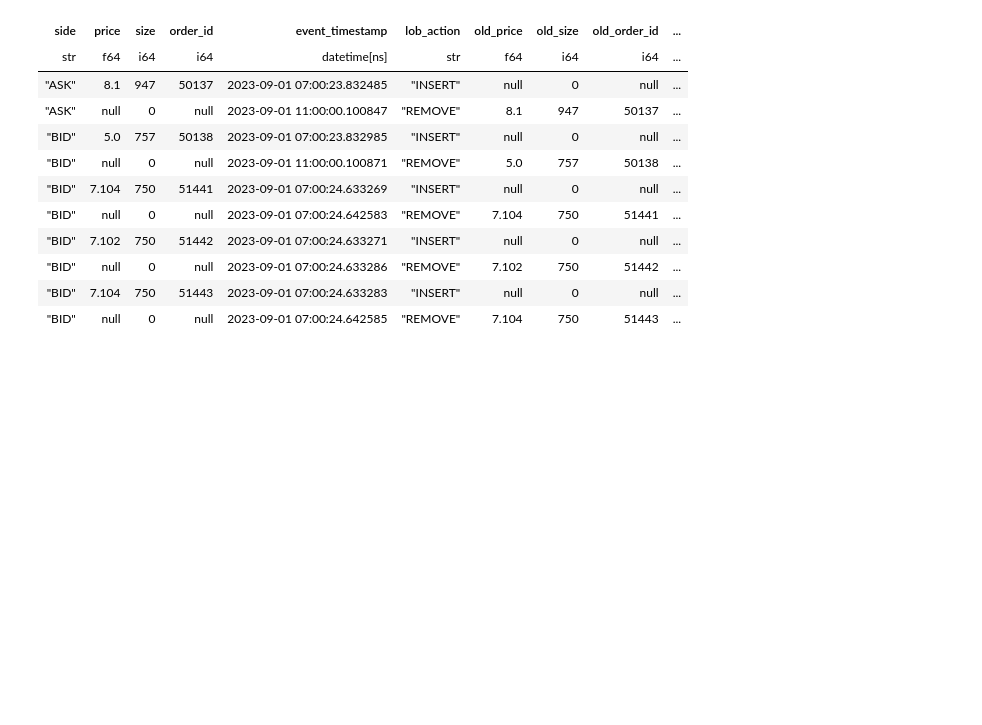
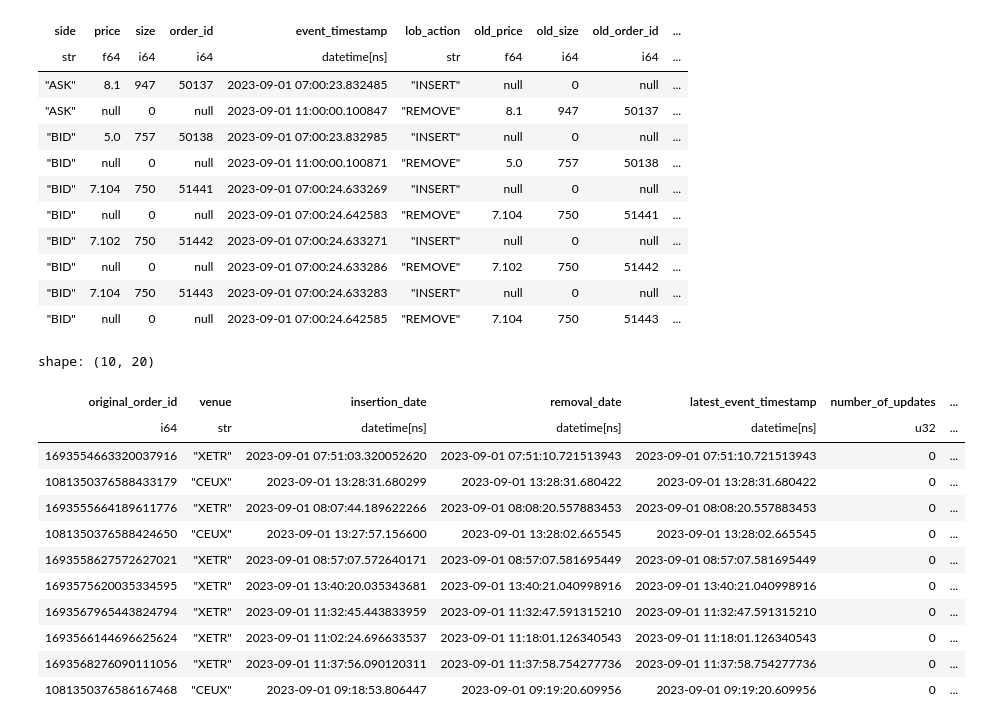
Before and after one commit to tsetsinaydenov/financial-data-science, a Jupyter notebook: main.ipynb, the cells around one changed output. Cells and saved outputs as stored; diff of their text form; code cells hidden in the pictures; blank space fills up the shorter version.

```diff
--- a/main.ipynb
+++ b/main.ipynb
@@ -297,4 +319,20 @@ shape: (10, 34)
 | "BID" | null | 0 | null | 2023-09-01 07:00:24.633286 | "REMOVE" | 7.102 | 750 | 51442 | ... |
 | "BID" | 7.104 | 750 | 51443 | 2023-09-01 07:00:24.633283 | "INSERT" | null | 0 | null | ... |
 | "BID" | null | 0 | null | 2023-09-01 07:00:24.642585 | "REMOVE" | 7.104 | 750 | 51443 | ... |
+# %%
+quotes_collapsed.collect().sample(n=10)
+# %% [output]
+shape: (10, 20)
+| original_order_id | venue | insertion_date | removal_date | latest_event_timestamp | number_of_updates | ... |
+| i64 | str | datetime[ns] | datetime[ns] | datetime[ns] | u32 | ... |
+| 1693554663320037916 | "XETR" | 2023-09-01 07:51:03.320052620 | 2023-09-01 07:51:10.721513943 | 2023-09-01 07:51:10.721513943 | 0 | ... |
+| 1081350376588433179 | "CEUX" | 2023-09-01 13:28:31.680299 | 2023-09-01 13:28:31.680422 | 2023-09-01 13:28:31.680422 | 0 | ... |
+| 1693555664189611776 | "XETR" | 2023-09-01 08:07:44.189622266 | 2023-09-01 08:08:20.557883453 | 2023-09-01 08:08:20.557883453 | 0 | ... |
+| 1081350376588424650 | "CEUX" | 2023-09-01 13:27:57.156600 | 2023-09-01 13:28:02.665545 | 2023-09-01 13:28:02.665545 | 0 | ... |
+| 1693558627572627021 | "XETR" | 2023-09-01 08:57:07.572640171 | 2023-09-01 08:57:07.581695449 | 2023-09-01 08:57:07.581695449 | 0 | ... |
+| 1693575620035334595 | "XETR" | 2023-09-01 13:40:20.035343681 | 2023-09-01 13:40:21.040998916 | 2023-09-01 13:40:21.040998916 | 0 | ... |
+| 1693567965443824794 | "XETR" | 2023-09-01 11:32:45.443833959 | 2023-09-01 11:32:47.591315210 | 2023-09-01 11:32:47.591315210 | 0 | ... |
+| 1693566144696625624 | "XETR" | 2023-09-01 11:02:24.696633537 | 2023-09-01 11:18:01.126340543 | 2023-09-01 11:18:01.126340543 | 0 | ... |
+| 1693568276090111056 | "XETR" | 2023-09-01 11:37:56.090120311 | 2023-09-01 11:37:58.754277736 | 2023-09-01 11:37:58.754277736 | 0 | ... |
+| 1081350376586167468 | "CEUX" | 2023-09-01 09:18:53.806447 | 2023-09-01 09:19:20.609956 | 2023-09-01 09:19:20.609956 | 0 | ... |
 # %%
```
Also changed, not shown: parts of 7 cells of this notebook.
